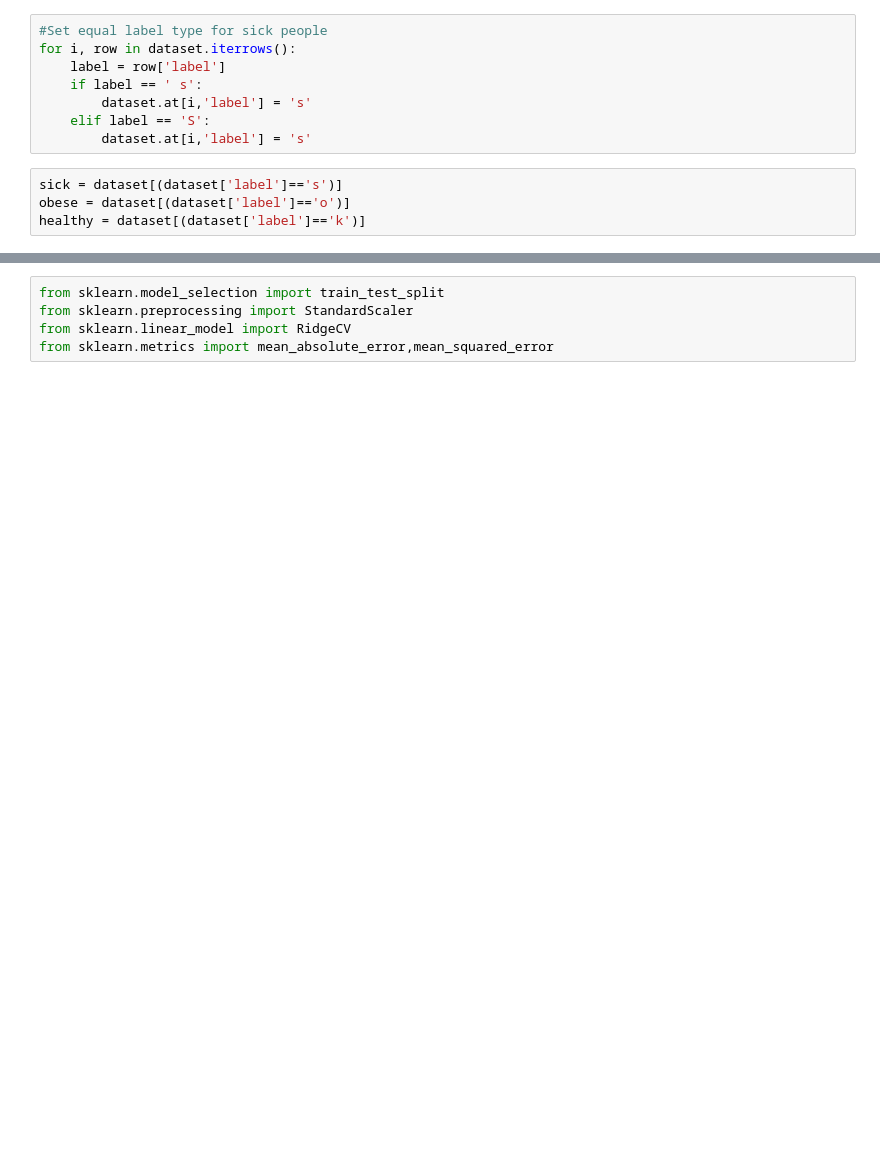
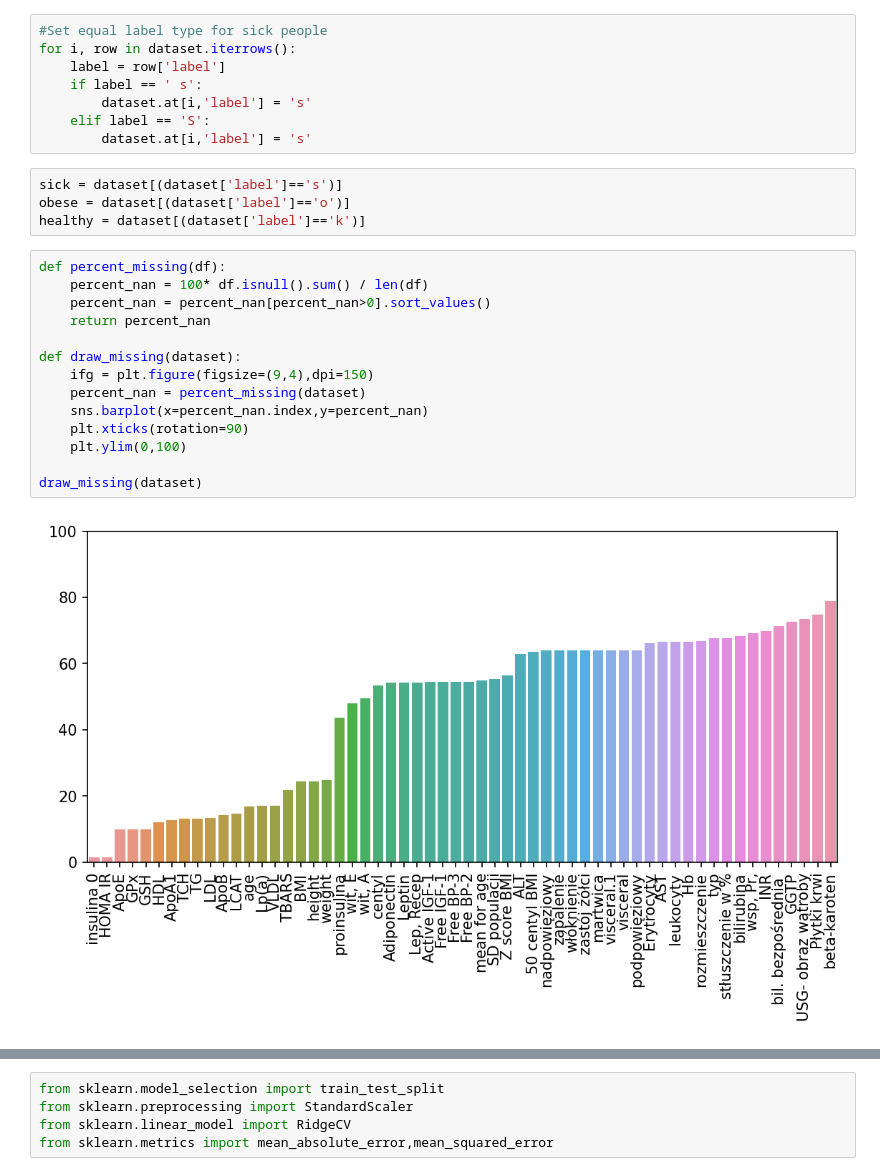
Before and after one commit to jakubpludowski/NAFLD-classifier, a Jupyter notebook: data_loader.ipynb, the cells around one changed output, grey strips where cells are left out. Saved outputs shown, nothing was run; the diff lists cells and outputs as text; blank space fills up the shorter version.

```diff
--- a/data_loader.ipynb
+++ b/data_loader.ipynb
@@ -23,3 +22,19 @@ for i, row in dataset.iterrows():
 sick = dataset[(dataset['label']=='s')]
 obese = dataset[(dataset['label']=='o')]
 healthy = dataset[(dataset['label']=='k')]
+# %%
+def percent_missing(df):
+    percent_nan = 100* df.isnull().sum() / len(df)
+    percent_nan = percent_nan[percent_nan>0].sort_values()
+    return percent_nan
+
+def draw_missing(dataset):
+    ifg = plt.figure(figsize=(9,4),dpi=150)
+    percent_nan = percent_missing(dataset)
+    sns.barplot(x=percent_nan.index,y=percent_nan)
+    plt.xticks(rotation=90)
+    plt.ylim(0,100)
+
+draw_missing(dataset)
+# %% [output]
+[figure, added]
```
Also changed, not shown: parts of 17 cells of this notebook.
